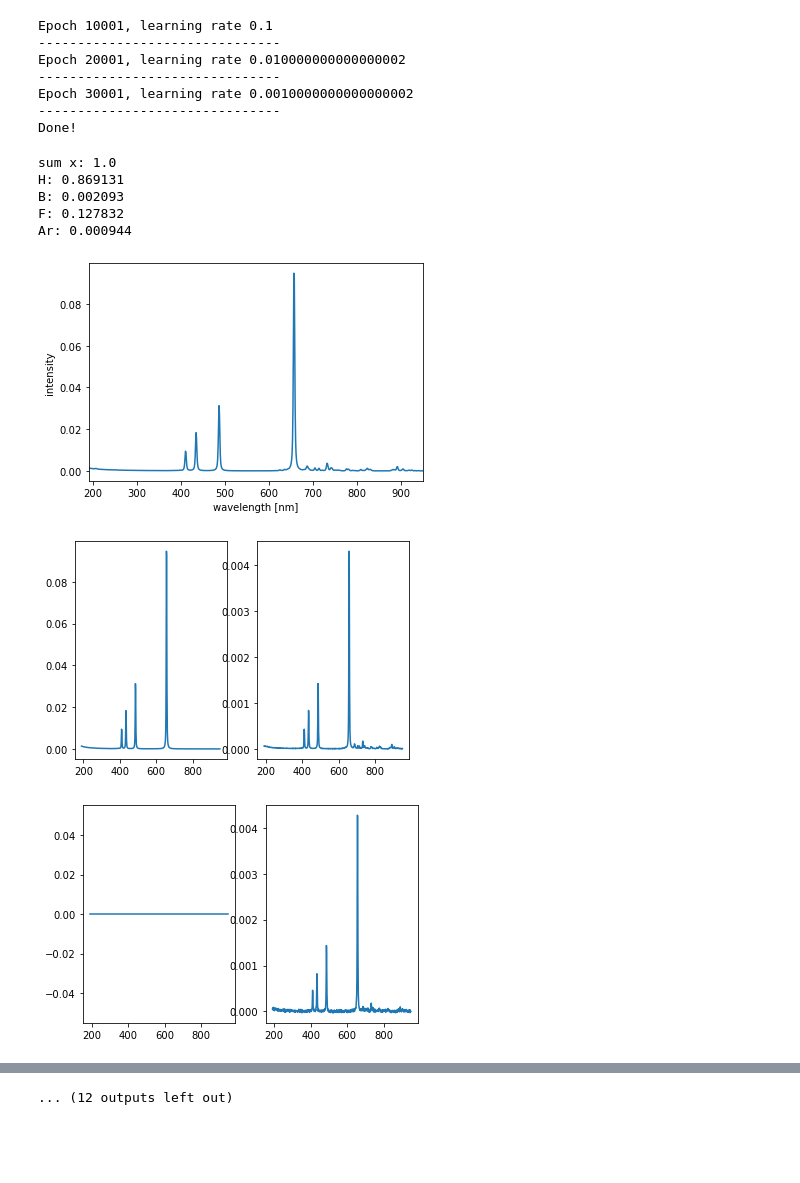
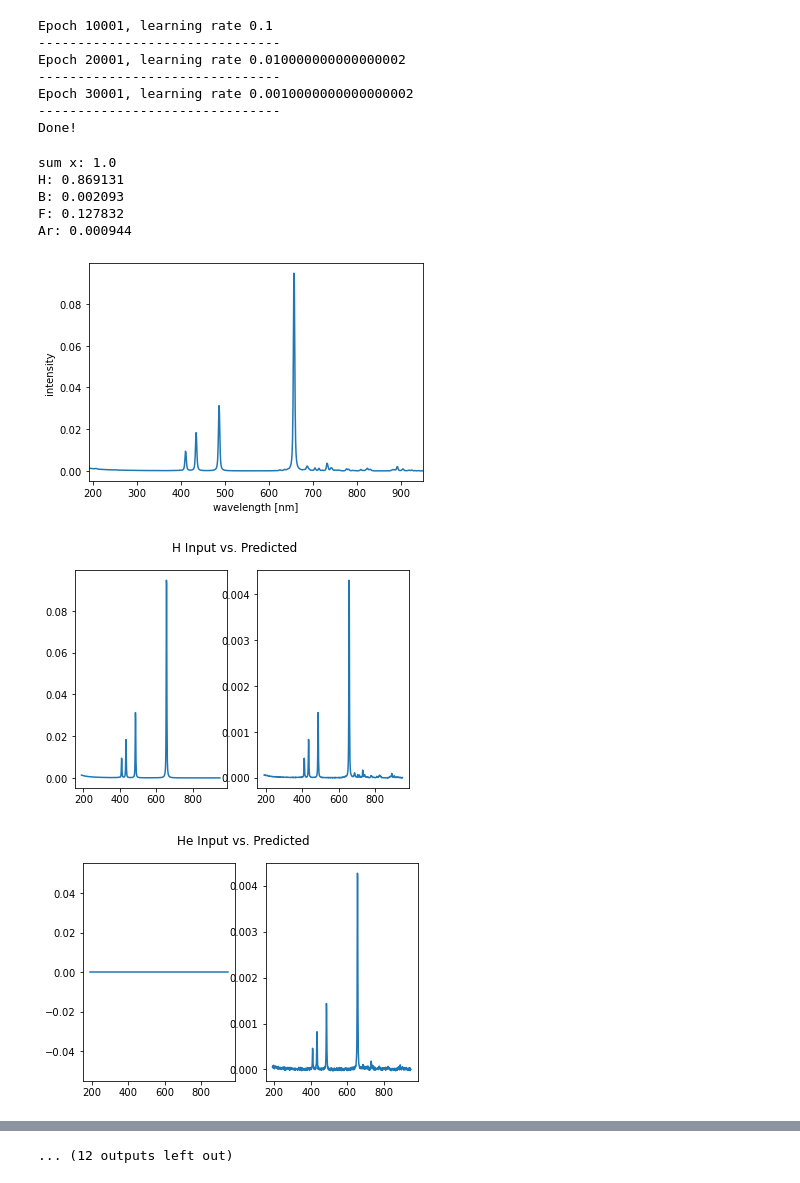
Before and after one commit to MWhitta/phaseMAP, a Jupyter notebook: OverfitTrain.ipynb, the cells around one changed output, grey strips where cells are left out. Drawn from its saved outputs; the diff is of its cells as text; code cells hidden in the pictures; blank space fills up the shorter version.

Commit message:
added chart labels to input/predicted spectra pairs in notebooks

```diff
--- a/OverfitTrain.ipynb
+++ b/OverfitTrain.ipynb
@@ -97,32 +98,33 @@ for i in range(20):
 
 wave = np.arange(190,950)
 #first plot the composite input spectrum we're trying to decompose
 plt.plot(wave, x_sample[0][0])
 plt.xlabel('wavelength [nm]')
 plt.ylabel('intensity')
 plt.xlim([190, 950])
 plt.show
 
 #prediction
 model.eval()
 with torch.no_grad():
     pred = model(x_sample)
     y_pred = pred[0].detach().numpy() #[22][760] corresponding predictions for y_sample
 
     #https://matplotlib.org/3.5.0/tutorials/introductory/usage.html#the-object-oriented-interface-and-the-pyplot-interface
     def pred_plot(ax, data1, data2, param_dict):
         out = ax.plot(data1, data2, **param_dict)
         return out
     for i in range(22):
         fig, (ax1, ax2) = plt.subplots(1, 2)
+        fig.suptitle(f'{elem_symb[i]} Input vs. Predicted ')
         pred_plot(ax1, wave, y_sample[i], {})
         pred_plot(ax2, wave, y_pred[i], {})
 # %% [output]
 sum x: 1.0
 H: 0.869131
 B: 0.002093
 F: 0.127832
 Ar: 0.000944
 [figure]
-[figure, old version]
+[figure, new version]
-[figure, old version]
+[figure, new version]
```
Also changed, not shown: parts of 2 cells of this notebook, 1 other file.
